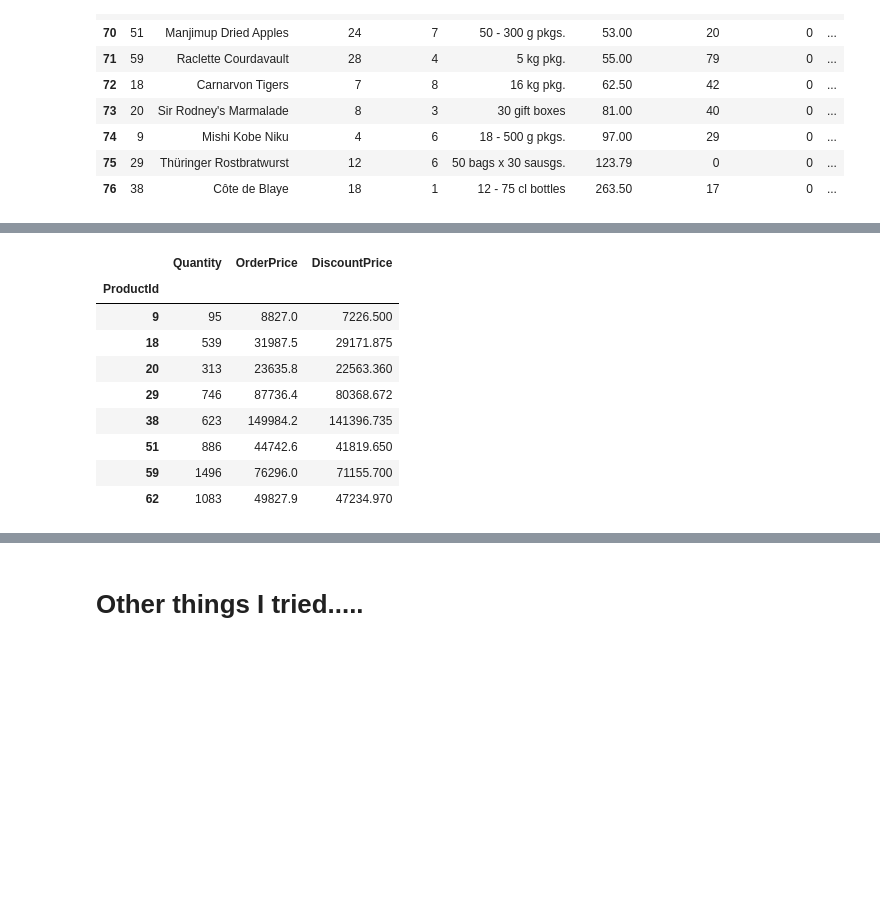
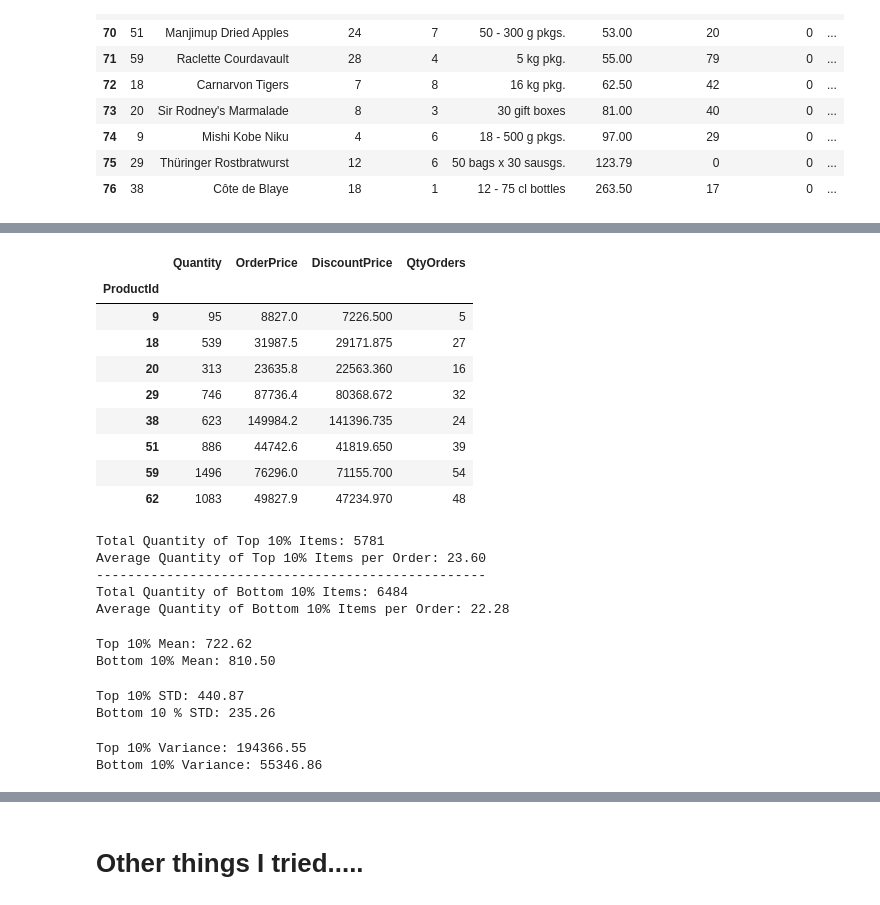
Before and after one commit to steeznation16/dsc-2-final-project-online-ds-ft-100118, a Jupyter notebook: student.ipynb, the cells around one changed output, grey strips where cells are left out. Saved outputs shown, nothing was run; the diff lists cells and outputs as text; code cells hidden in the pictures; blank space fills up the shorter version.

```diff
--- a/student.ipynb
+++ b/student.ipynb
@@ -1820,15 +1825,50 @@ top_10_product_df
 245 rows × 7 columns
 # %%
 top_10_product_df_AGG = top_10_product_df.groupby(by='ProductId')['Quantity', 'OrderPrice', 'DiscountPrice'].sum()
+top_10_product_df_AGG['QtyOrders'] = top_10_product_df.groupby(by='ProductId')['OrderId'].nunique()
 top_10_product_df_AGG
 # %% [output]
-|  | Quantity | OrderPrice | DiscountPrice |
-| ProductId |  |  |  |
-| 9 | 95 | 8827.0 | 7226.500 |
-| 18 | 539 | 31987.5 | 29171.875 |
-| 20 | 313 | 23635.8 | 22563.360 |
-| 29 | 746 | 87736.4 | 80368.672 |
-| 38 | 623 | 149984.2 | 141396.735 |
-| 51 | 886 | 44742.6 | 41819.650 |
-| 59 | 1496 | 76296.0 | 71155.700 |
-| 62 | 1083 | 49827.9 | 47234.970 |
+|  | Quantity | OrderPrice | DiscountPrice | QtyOrders |
+| ProductId |  |  |  |  |
+| 9 | 95 | 8827.0 | 7226.500 | 5 |
+| 18 | 539 | 31987.5 | 29171.875 | 27 |
+| 20 | 313 | 23635.8 | 22563.360 | 16 |
+| 29 | 746 | 87736.4 | 80368.672 | 32 |
+| 38 | 623 | 149984.2 | 141396.735 | 24 |
+| 51 | 886 | 44742.6 | 41819.650 | 39 |
+| 59 | 1496 | 76296.0 | 71155.700 | 54 |
+| 62 | 1083 | 49827.9 | 47234.970 | 48 |
+# %%
+total_top_10 = top_10_product_df_AGG['Quantity'].sum()
+average_top_10 = total_top_10 / top_10_product_df_AGG['QtyOrders'].sum()
+total_bottom_10 = bottom_10_product_df_AGG['Quantity'].sum()
+average_bottom_10 = total_bottom_10 / bottom_10_product_df_AGG['QtyOrders'].sum()
+print("Total Quantity of Top 10% Items: {}".format(total_top_10))
+print("Average Quantity of Top 10% Items per Order: {:.2f}".format(average_top_10))
+print('-'*50)
+print("Total Quantity of Bottom 10% Items: {}".format(total_bottom_10))
+print("Average Quantity of Bottom 10% Items per Order: {:.2f}".format(average_bottom_10))
+# %% [output]
+Total Quantity of Top 10% Items: 5781
+Average Quantity of Top 10% Items per Order: 23.60
+--------------------------------------------------
+Total Quantity of Bottom 10% Items: 6484
+Average Quantity of Bottom 10% Items per Order: 22.28
+# %%
+print("Top 10% Mean: {:.2f}".format(top_10_product_df_AGG.Quantity.mean()))
+print("Bottom 10% Mean: {:.2f}".format(bottom_10_product_df_AGG.Quantity.mean()))
+# %% [output]
+Top 10% Mean: 722.62
+Bottom 10% Mean: 810.50
+# %%
+print("Top 10% STD: {:.2f}".format(top_10_product_df_AGG.Quantity.std()))
+print("Bottom 10 % STD: {:.2f}".format(bottom_10_product_df_AGG.Quantity.std()))
+# %% [output]
+Top 10% STD: 440.87
+Bottom 10 % STD: 235.26
+# %%
+print("Top 10% Variance: {:.2f}".format(top_10_product_df_AGG.Quantity.var()))
+print("Bottom 10% Variance: {:.2f}".format(bottom_10_product_df_AGG.Quantity.var()))
+# %% [output]
+Top 10% Variance: 194366.55
+Bottom 10% Variance: 55346.86
```
Also changed, not shown: parts of 43 cells of this notebook.
